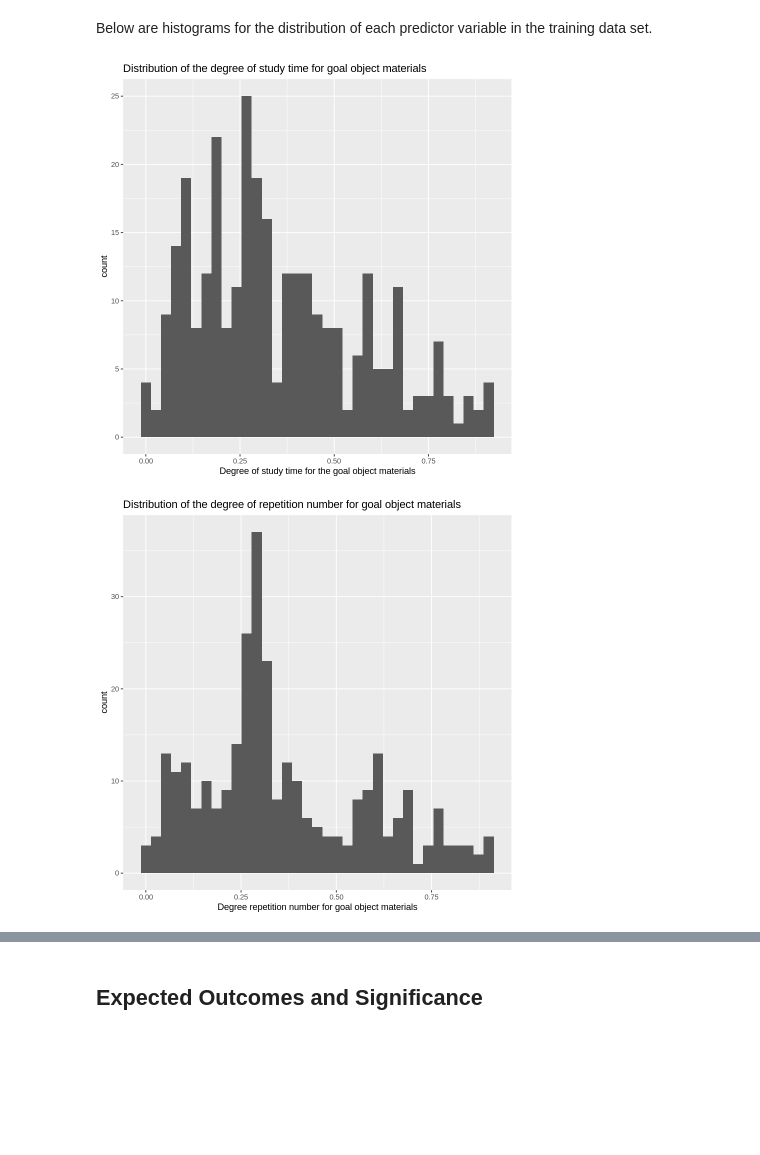
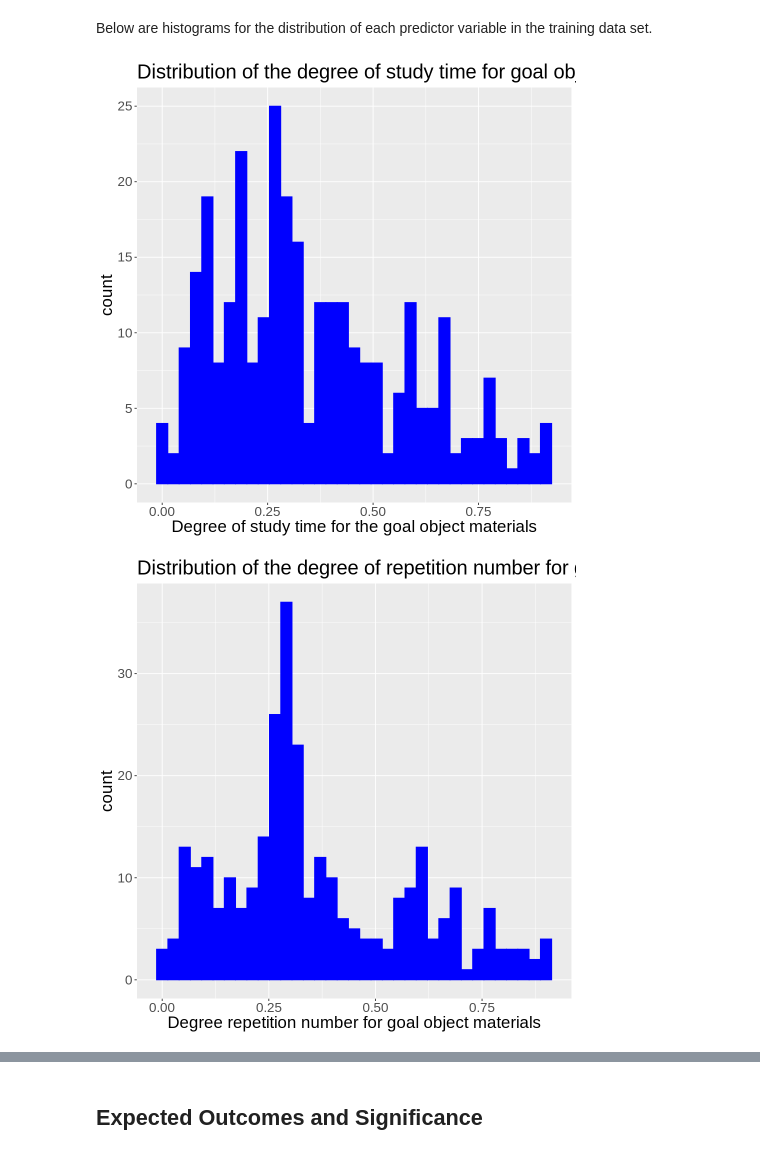
Before and after one commit to olivia-1221/Knowledge-Classification, a Jupyter notebook: proposal.ipynb, the cells around one changed output, grey strips where cells are left out. Drawn from its saved outputs; the diff is of its cells as text; code cells hidden in the pictures; blank space fills up the shorter version.

Commit message:
format plots

```diff
--- a/proposal.ipynb
+++ b/proposal.ipynb
@@ -146,30 +146,36 @@ rows_missing_vals
 # %% [markdown]
 Below are histograms for the distribution of each predictor variable in the training data set.
 # %%
+options(repr.plot.width = 8, repr.plot.height = 8)
+
 stg_hist <- ggplot(knowledge_training, aes(x = STG)) +
-            geom_histogram(bins = 35) +
+            geom_histogram(bins = 35, color = "blue", fill = "blue") +
             ggtitle("Distribution of the degree of study time for goal object materials") +
-            xlab("Degree of study time for the goal object materials")
+            xlab("Degree of study time for the goal object materials") +
+            theme(text = element_text(size = 20))
 
 scg_hist <- ggplot(knowledge_training, aes(x = SCG)) +
-            geom_histogram(bins = 35) +
+            geom_histogram(bins = 35, color = "blue", fill = "blue") +
             ggtitle("Distribution of the degree of repetition number for goal object materials") +
-            xlab("Degree repetition number for goal object materials")
+            xlab("Degree repetition number for goal object materials") +
+            theme(text = element_text(size = 20))
 
 lpr_hist <- ggplot(knowledge_training, aes(x = LPR)) +
-            geom_histogram(bins = 35) +
+            geom_histogram(bins = 35, color = "blue", fill = "blue") +
             ggtitle("Distribution of the degree of study time for related objects") +
-            xlab("Degree of study time for related objects")
+            xlab("Degree of study time for related objects") +
+            theme(text = element_text(size = 20))
 
 peg_hist <- ggplot(knowledge_training, aes(x = PEG)) +
-            geom_histogram(bins = 35) +
+            geom_histogram(bins = 35, color = "blue", fill = "blue") +
             ggtitle("Distribution of exam performance of related objects with goal objects") +
-            xlab("Exam performance of related objects with goal objects")
+            xlab("Exam performance of related objects with goal objects") +
+            theme(text = element_text(size = 20))
 
 stg_hist
 scg_hist
 lpr_hist
 peg_hist
 # %% [output]
-[figure, old version]
+[figure, new version]
-[figure, old version]
+[figure, new version]
```
Also changed, not shown: parts of 1 cell of this notebook.
